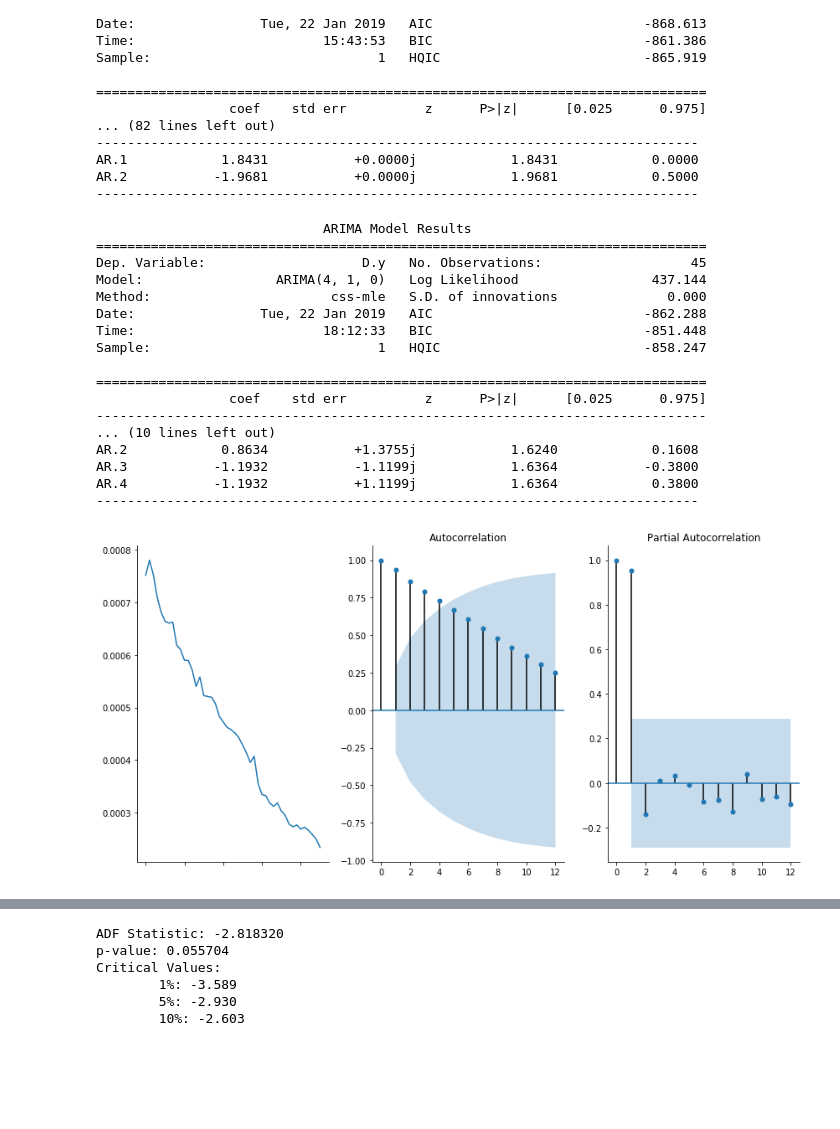
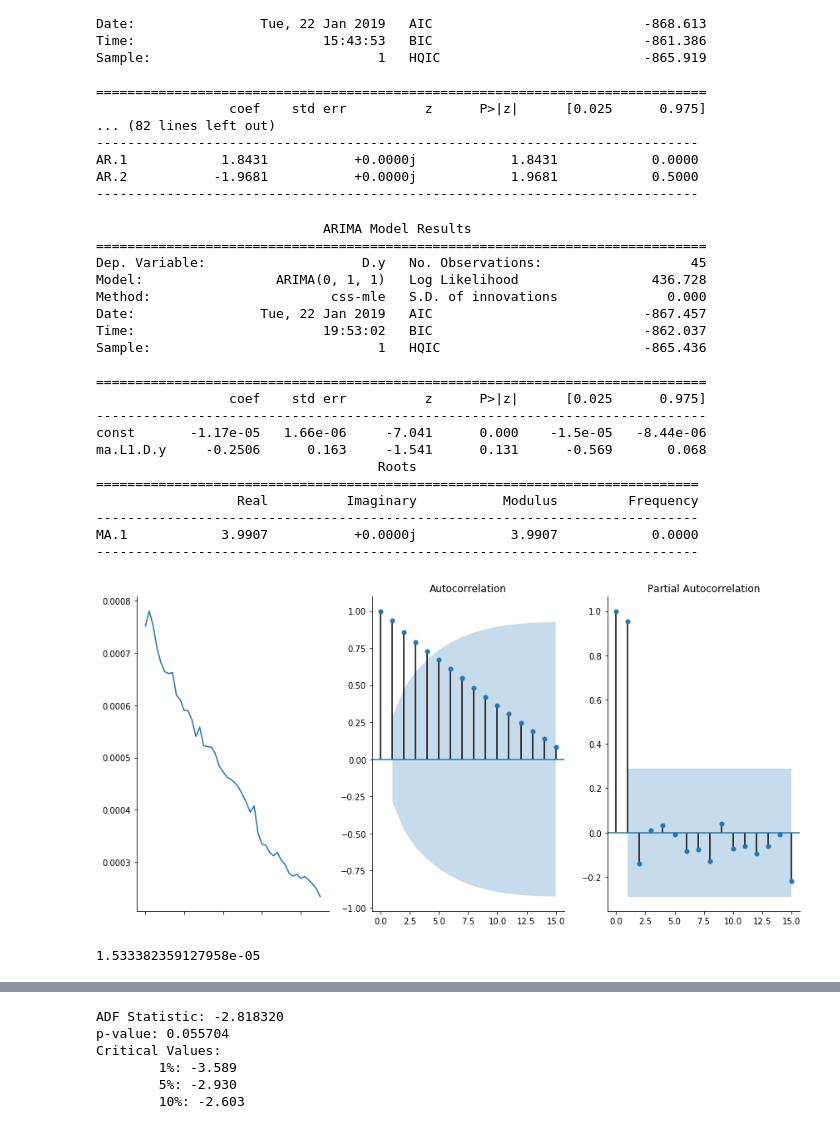
Before and after one commit to robinleoknauth/time_series_project, a Jupyter notebook: carbon_emissions_EDA.ipynb, the cells around one changed output, grey strips where cells are left out. Drawn from its saved outputs; the diff is of its cells as text; code cells hidden in the pictures; blank space fills up the shorter version.

```diff
--- a/carbon_emissions_EDA.ipynb
+++ b/carbon_emissions_EDA.ipynb
@@ -538,7 +497,7 @@ AR.2           -1.9681           +0.0000j            1.9681            0.5000
 # %%
 
 array = np.array(df_ratios_train['Germany'])
-model = ARIMA(array, order=(4,1,0))
+model = ARIMA(array, order=(0,1,1))
 fit = model.fit(disp=0)
 
 print(fit.summary())
@@ -546,20 +505,23 @@ print(fit.summary())
                              ARIMA Model Results
 ==============================================================================
 Dep. Variable:                    D.y   No. Observations:                   45
-Model:                 ARIMA(4, 1, 0)   Log Likelihood                 437.144
+Model:                 ARIMA(0, 1, 1)   Log Likelihood                 436.728
 Method:                       css-mle   S.D. of innovations              0.000
-Date:                Tue, 22 Jan 2019   AIC                           -862.288
-Time:                        18:12:33   BIC                           -851.448
-Sample:                             1   HQIC                          -858.247
+Date:                Tue, 22 Jan 2019   AIC                           -867.457
+Time:                        19:53:02   BIC                           -862.037
+Sample:                             1   HQIC                          -865.436
 
 ==============================================================================
                  coef    std err          z      P>|z|      [0.025      0.975]
 ------------------------------------------------------------------------------
-... (10 lines left out)
-AR.2            0.8634           +1.3755j            1.6240            0.1608
-AR.3           -1.1932           -1.1199j            1.6364           -0.3800
-AR.4           -1.1932           +1.1199j            1.6364            0.3800
+const       -1.17e-05   1.66e-06     -7.041      0.000    -1.5e-05   -8.44e-06
+ma.L1.D.y     -0.2506      0.163     -1.541      0.131      -0.569       0.068
+                                    Roots
+=============================================================================
+                  Real          Imaginary           Modulus         Frequency
 -----------------------------------------------------------------------------
+MA.1            3.9907           +0.0000j            3.9907            0.0000
+-----------------------------------------------------------------------------
 # %%
 
 
@@ -575,6 +537,10 @@ def plots(data, lags=None):
     sns.despine()
     plt.tight_layout()
 # %%
-plots(df_ratios_train['Germany'], lags = 12)
+plots(df_ratios_train['Germany'], lags = 15)
 # %% [output]
-[figure, old version]
+[figure, new version]
+# %%
+df_ratios_train['Germany'].diff().std()
+# %% [output]
+1.533382359127958e-05
```
Also changed, not shown: parts of 12 cells of this notebook.
